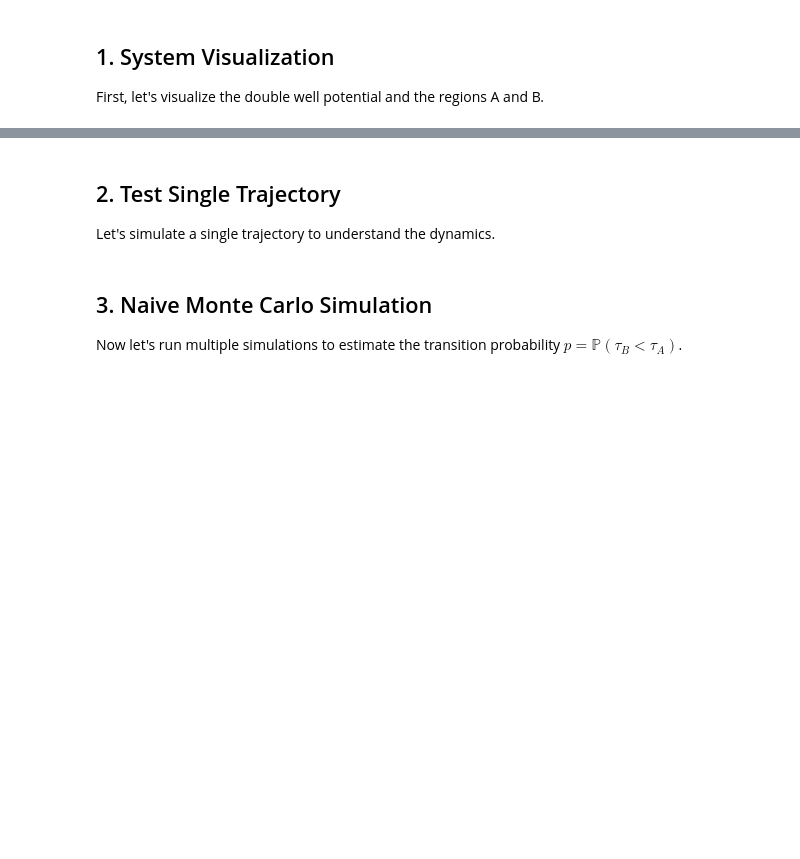
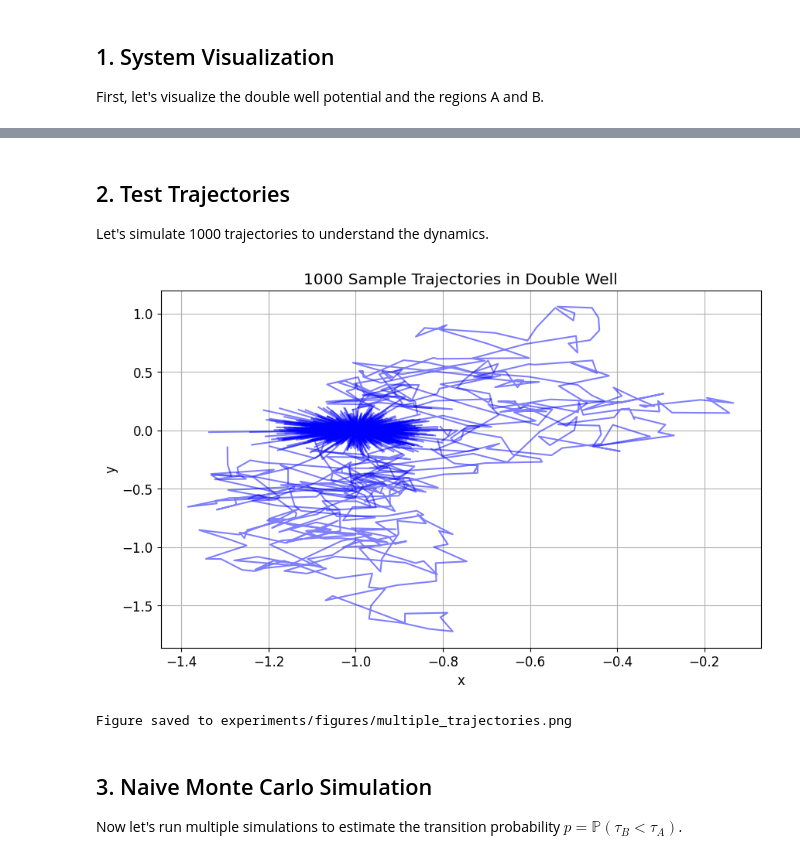
Before and after one commit to perseusproject/Rare-Events-AMS, a Jupyter notebook: notebooks/01_naive_mc.ipynb, the cells around one changed output, grey strips where cells are left out. Cells and saved outputs as stored; diff of their text form; code cells hidden in the pictures; blank space fills up the shorter version.

Commit message:
Run 1000 trajectories for more reliable output

```diff
--- a/notebooks/01_naive_mc.ipynb
+++ b/notebooks/01_naive_mc.ipynb
@@ -44,4 +43,4 @@ save_figure(fig, 'double_well_potential')
 # %% [markdown]
-## 2. Test Single Trajectory
+## 2. Test Trajectories
 
-Let's simulate a single trajectory to understand the dynamics.
+Let's simulate 1000 trajectories to understand the dynamics.
@@ -70,3 +47,33 @@ save_figure(fig, 'single_trajectory')
+# %%
+n_traj = 1000
+beta_inv = 0.3
+trajectories = []
+abs_count = {0: 0, 1: 0, 2: 0}
+
+fig, ax = plt.subplots()
+for _ in range(n_traj):
+    traj, state, _ = simulate_until_absorption(x0, y0, dt, beta_inv, max_steps, omega)
+    trajectories.append(traj)
+    abs_count[state] += 1
+
+    if state == 1:
+        traj_color = 'blue'
+    elif state == 2:
+        traj_color = 'red'
+    else:
+        traj_color = 'green'
+
+    ax.plot(traj[:, 0], traj[:, 1], color=traj_color, alpha=0.5)
+
+ax.set_title(f"{n_traj} Sample Trajectories in Double Well")
+ax.set_xlabel("x")
+ax.set_ylabel("y")
+plt.show()
+
+save_figure(fig, 'multiple_trajectories')
+# %% [output]
+[figure, added]
+Figure saved to experiments/figures/multiple_trajectories.png
 # %% [markdown]
 ## 3. Naive Monte Carlo Simulation
 
```
Also changed, not shown: parts of 8 cells of this notebook, 6 other files.
